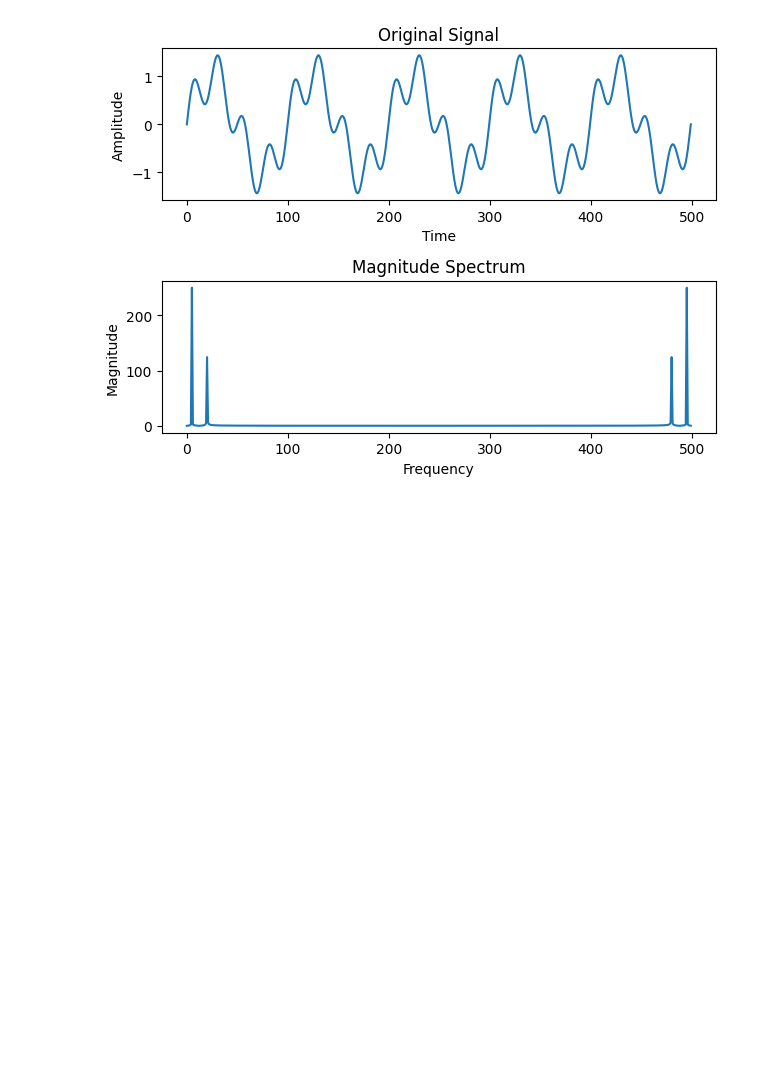
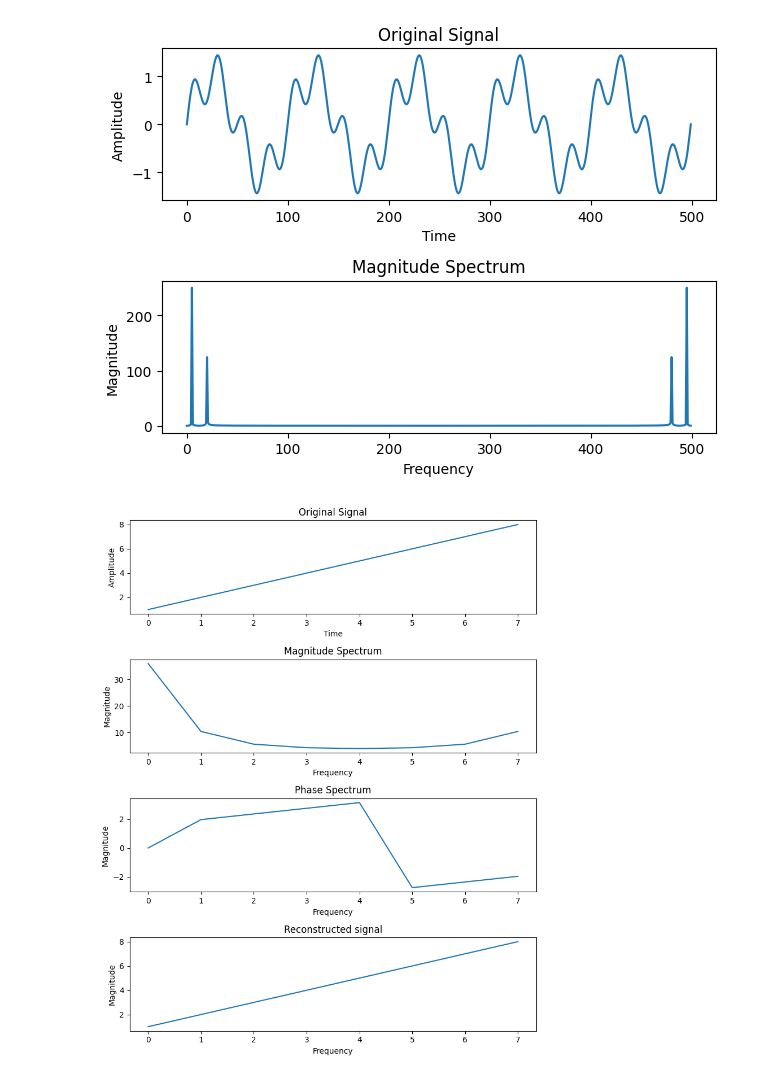
Before and after one commit to Chanevan317/Digital-Signal-and-Image-Processing, a Jupyter notebook: Digital Signal Processing/DSP Experiment 6.ipynb, the cells around one changed output. Saved outputs shown, nothing was run; the diff lists cells and outputs as text; code cells hidden in the pictures; blank space fills up the shorter version.

```diff
--- a/Digital Signal Processing/DSP Experiment 6.ipynb
+++ b/Digital Signal Processing/DSP Experiment 6.ipynb
@@ -55,3 +55,50 @@ plot_signal_and_spectrum(signal, magnitude_spectrum)
 # print(f"Magnitude spectrum plot saved at: {spectrum_path}")
 # %% [output]
 [figure]
+# %%
+import numpy as np
+import matplotlib.pyplot as plt
+
+signal = np.array([1, 2, 3, 4, 5, 6, 7, 8])
+time_axis = np.arange(len(signal))
+# Compute the FFT of the signal
+fft_result = np.fft.fft(signal)
+# Compute the magnitude and Phase spectrum of the FFT result
+magnitude_spectrum = np.abs(fft_result)
+Phase_spectrum = np.angle(fft_result)
+# Compute the IFFT of the FFT result
+reconstructed_signal = np.fft.ifft(fft_result)
+
+plt.figure(figsize=(8,10))
+# Plot the original signal
+plt.subplot(4, 1, 1)
+plt.plot(time_axis, signal)
+plt.title('Original Signal')
+plt.xlabel('Time')
+plt.ylabel('Amplitude')
+
+# Plot the magnitude spectrum
+plt.subplot(4, 1, 2)
+plt.plot(time_axis, magnitude_spectrum)
+plt.title('Magnitude Spectrum')
+plt.xlabel('Frequency')
+plt.ylabel('Magnitude')
+
+# Plot the magnitude spectrum
+plt.subplot(4, 1, 3)
+plt.plot(time_axis, Phase_spectrum)
+plt.title('Phase Spectrum')
+plt.xlabel('Frequency')
+plt.ylabel('Magnitude')
+
+# Plot the magnitude spectrum
+plt.subplot(4, 1, 4)
+plt.plot(time_axis, reconstructed_signal)
+plt.title('Reconstructed signal')
+plt.xlabel('Frequency')
+plt.ylabel('Magnitude')
+
+plt.tight_layout()
+plt.show()
+# %% [output]
+[figure, added]
```
Also changed, not shown: 20 other files.
